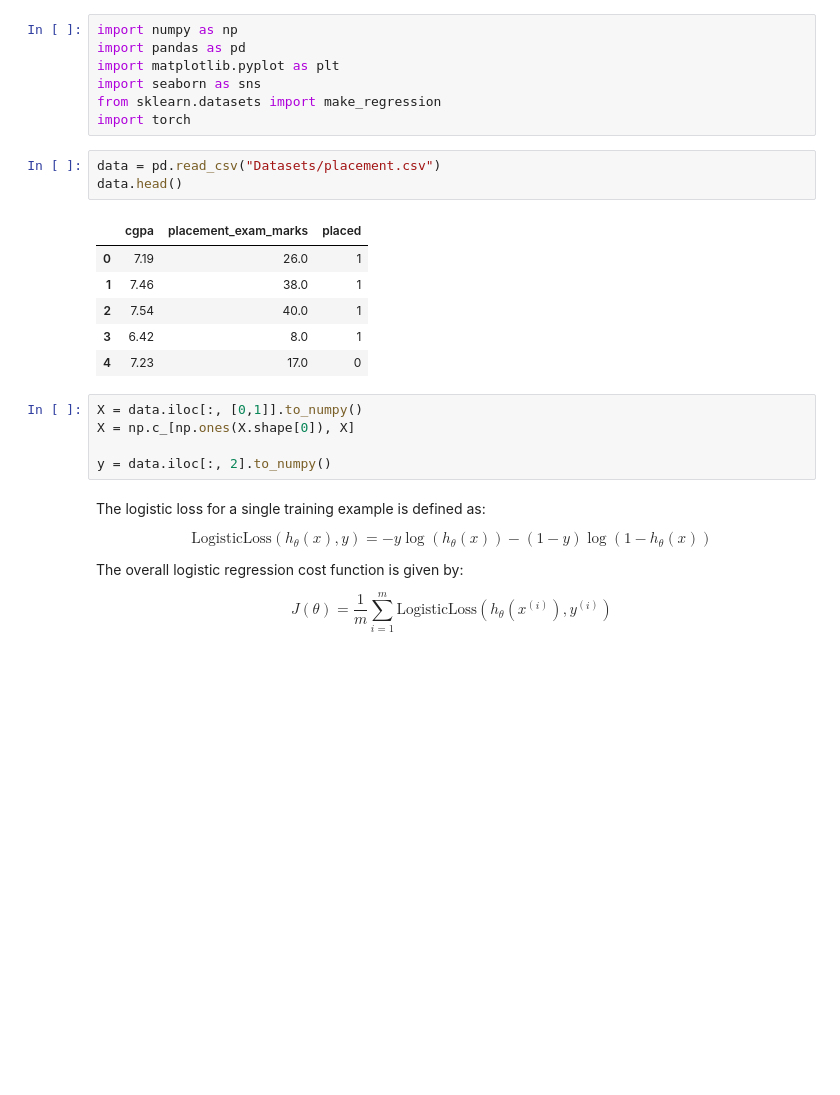
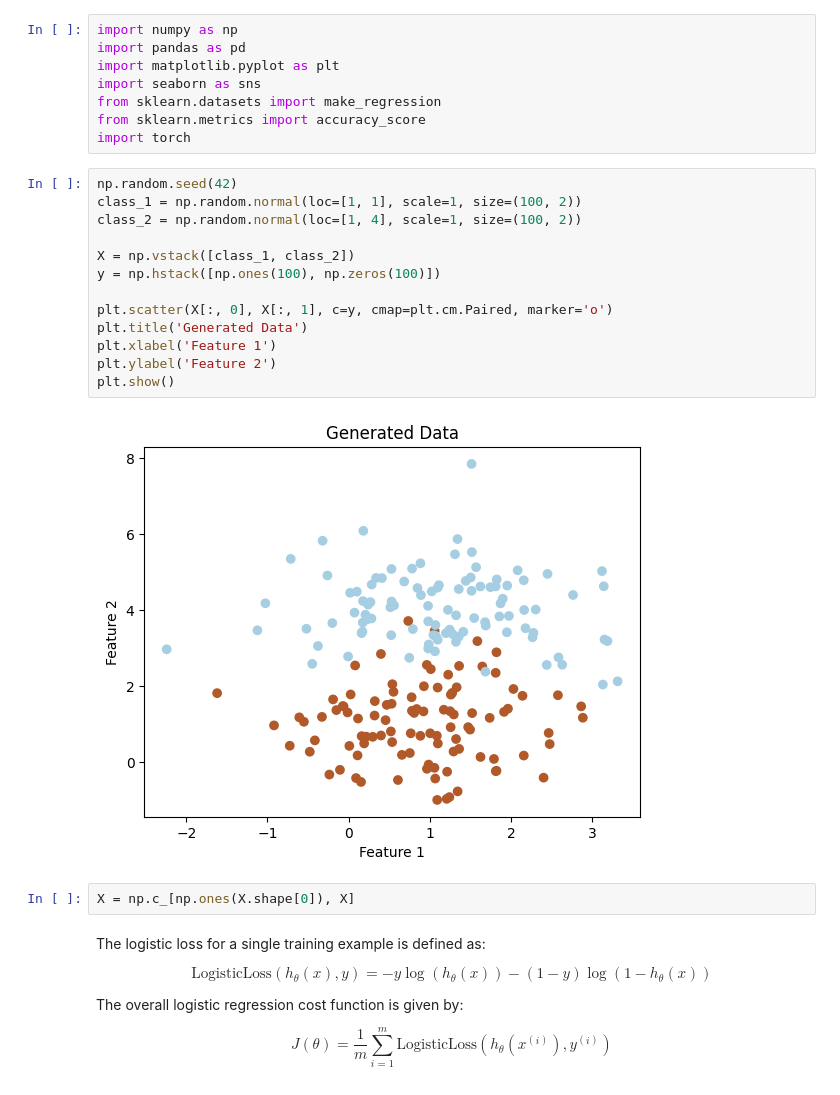
Before and after one commit to m4hfuj/Machine-Learning-Algorithms, a Jupyter notebook: 4.0 - Logistic Regression.ipynb, the cells around one changed output. Saved outputs shown, nothing was run; the diff lists cells and outputs as text; blank space fills up the shorter version.

```diff
--- a/4.0 - Logistic Regression.ipynb
+++ b/4.0 - Logistic Regression.ipynb
@@ -4,22 +4,25 @@ import pandas as pd
 import matplotlib.pyplot as plt
 import seaborn as sns
 from sklearn.datasets import make_regression
+from sklearn.metrics import accuracy_score
 import torch
-# %%
-data = pd.read_csv("Datasets/placement.csv")
-data.head()
-# %% [output]
-|  | cgpa | placement_exam_marks | placed |
-| 0 | 7.19 | 26.0 | 1 |
-| 1 | 7.46 | 38.0 | 1 |
-| 2 | 7.54 | 40.0 | 1 |
-| 3 | 6.42 | 8.0 | 1 |
-| 4 | 7.23 | 17.0 | 0 |
-# %%
-X = data.iloc[:, [0,1]].to_numpy()
-X = np.c_[np.ones(X.shape[0]), X]
-
-y = data.iloc[:, 2].to_numpy()
+# %%
+np.random.seed(42)
+class_1 = np.random.normal(loc=[1, 1], scale=1, size=(100, 2))
+class_2 = np.random.normal(loc=[1, 4], scale=1, size=(100, 2))
+
+X = np.vstack([class_1, class_2])
+y = np.hstack([np.ones(100), np.zeros(100)])
+
+plt.scatter(X[:, 0], X[:, 1], c=y, cmap=plt.cm.Paired, marker='o')
+plt.title('Generated Data')
+plt.xlabel('Feature 1')
+plt.ylabel('Feature 2')
+plt.show()
+# %% [output]
+[figure, added]
+# %%
+X = np.c_[np.ones(X.shape[0]), X]
 # %% [markdown]
 The logistic loss for a single training example is defined as:
 
```
Also changed, not shown: parts of 10 cells of this notebook, 1 other file.
